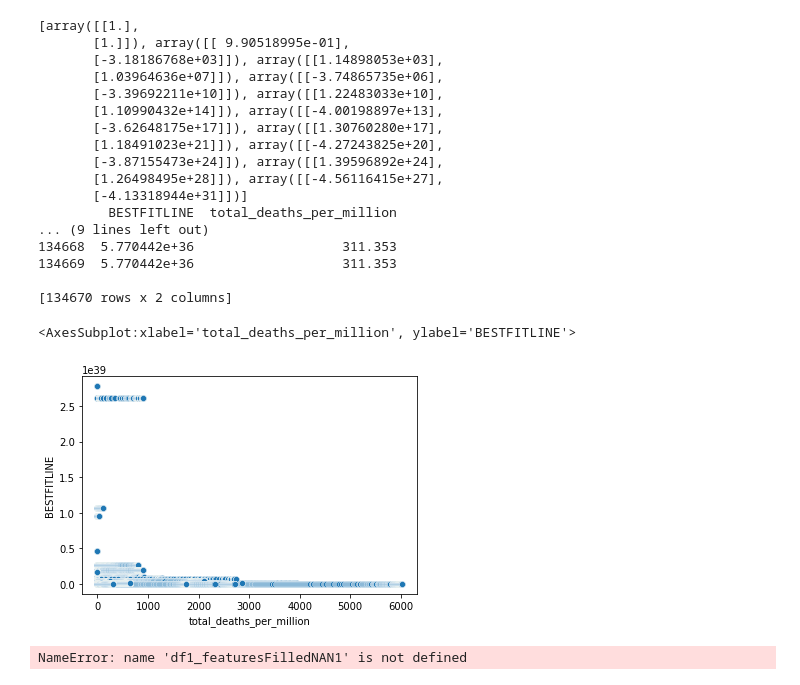
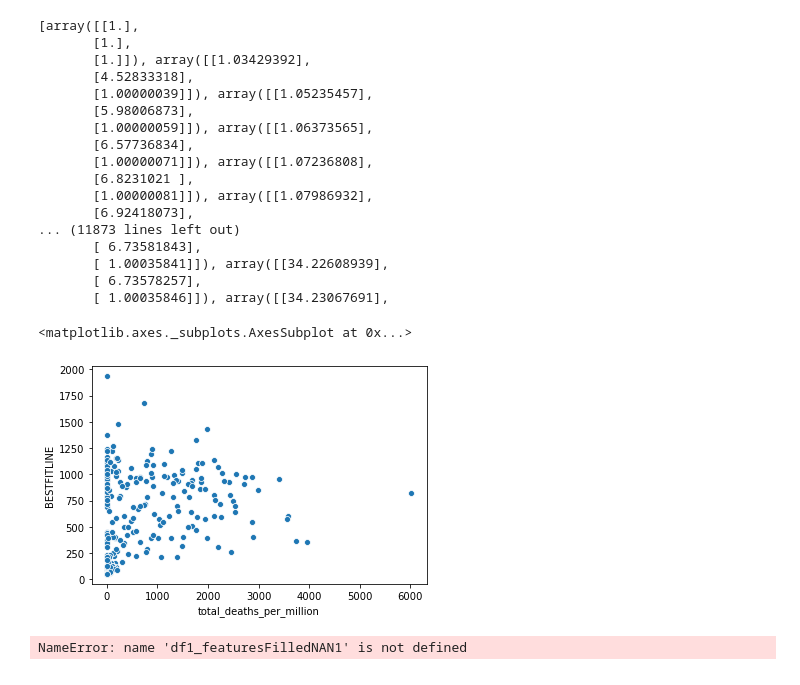
Before and after one commit to YongZhengYew/DDW_Project2D, a Jupyter notebook: app/Task1/data/owid.ipynb, the cells around one changed output. Drawn from its saved outputs; the diff is of its cells as text; code cells hidden in the pictures.

```diff
--- a/app/Task1/data/owid.ipynb
+++ b/app/Task1/data/owid.ipynb
@@ -78,2 +82,18 @@ class PlainPlot:
             xlabel=xName
         )
+# %%
+pd.reset_option("display.max_rows")
+#total_deaths_per_million
+#columnsOfInterest = ["total_deaths_per_million", "total_vaccinations_per_hundred"]
+
+columnsOfInterest = ['location', 'date', "new_deaths",
+                     'population_density', 'gdp_per_capita', 'hospital_beds_per_thousand',
+                     'life_expectancy', 'human_development_index', 'total_vaccinations_per_hundred']
+
+rw = df1.loc[df1["location"] == "Rwanda"]
+
+df1_interest = rw.loc[:, columnsOfInterest]
+
+
+q = PlainPlot(df1_interest, "new_deaths")
+q.plotAllGraphs()
@@ -175,7 +201,7 @@ class LinearRegression:
                 self.y = np.apply_along_axis(func, 0, self.y)
             elif columnName in self.xNames:
                 index = self.xNames.index(columnName)+1 # weird +1 because of initial column of rows
-                self.xs = np.insert(self.xs, index+1, np.apply_along_axis(func, 0, self.xs[:, index]), axis = 1)
+                self.xs = np.insert(self.xs, index+1, np.apply_along_axis(np.vectorize(func), 0, self.xs[:, index]), axis = 1)
                 self.initBs()
             else:
                 raise ValueError("Column name unrecognized!")
@@ -191,6 +217,7 @@ class LinearRegression:
         def compute_cost():
             yHat = np.matmul(self.xs, self.bs)
             m = self.y.shape[0]
+            #print(yHat, m)
             cost = (1/(2*m)) * sum(
                 np.matmul(
                     (yHat-self.y).transpose(),
@@ -235,45 +262,52 @@ class LinearRegression:
         )
         return res
 # %%
-columnsOfInterest = ['total_deaths_per_million', 'population_density']
+columnsOfInterest = ['total_deaths_per_million', 'total_vaccinations_per_hundred']
+
+"""sns.scatterplot(
+    y=resMerged["total_deaths_per_million"],
+    x=resMerged["population_density"]
+)"""
 
 featureColumns = [column for column in columnsOfInterest if column != "total_deaths_per_million"]
-af = df1.loc[df1["location"] == "Afghanistan"]
-df1_interest = df1.loc[:, columnsOfInterest]
+#af = df1.loc[df1["location"] == "Afghanistan"]
+df1_interest = resMerged.loc[:, columnsOfInterest]
 
-rgs = LinearRegression("test", resMerged, "total_deaths_per_million", featureColumns, 0.001, 10, {
-
+import statistics
+nd = statistics.NormalDist(mu=10000, sigma=5000)
+rgs = LinearRegression("test", df1_interest, "total_deaths_per_million", featureColumns, 0.0001, 10000, {
+    "total_vaccinations_per_hundred": lambda x:nd.pdf(x)
 })
 rgs.performRegression()
 df_BFL = rgs.getJoinedDF()
 print(rgs.bsHistory)
 print(df_BFL[["BESTFITLINE", "total_deaths_per_million"]])
 
 sns.scatterplot(
     data=df_BFL,
     y="BESTFITLINE",
     x="total_deaths_per_million"
 )
 # %% [output]
 [array([[1.],
-       [1.]]), array([[ 9.90518995e-01],
-       [-3.18186768e+03]]), array([[1.14898053e+03],
-       [1.03964636e+07]]), array([[-3.74865735e+06],
-       [-3.39692211e+10]]), array([[1.22483033e+10],
-       [1.10990432e+14]]), array([[-4.00198897e+13],
-       [-3.62648175e+17]]), array([[1.30760280e+17],
-       [1.18491023e+21]]), array([[-4.27243825e+20],
-       [-3.87155473e+24]]), array([[1.39596892e+24],
-       [1.26498495e+28]]), array([[-4.56116415e+27],
-       [-4.13318944e+31]])]
-         BESTFITLINE  total_deaths_per_million
-... (9 lines left out)
-134668  5.770442e+36                   311.353
-134669  5.770442e+36                   311.353
-
-[134670 rows x 2 columns]
+       [1.],
+       [1.]]), array([[1.03429392],
+       [4.52833318],
+       [1.00000039]]), array([[1.05235457],
+       [5.98006873],
+       [1.00000059]]), array([[1.06373565],
+       [6.57736834],
+       [1.00000071]]), array([[1.07236808],
+       [6.8231021 ],
+       [1.00000081]]), array([[1.07986932],
+       [6.92418073],
+... (11873 lines left out)
+       [ 6.73581843],
+       [ 1.00035841]]), array([[34.22608939],
+       [ 6.73578257],
+       [ 1.00035846]]), array([[34.23067691],
-<AxesSubplot:xlabel='total_deaths_per_million', ylabel='BESTFITLINE'>
+<matplotlib.axes._subplots.AxesSubplot at 0x...>
-[figure, old version]
+[figure, new version]
 # %%
 pd.concat((df1_featuresFilledNAN1, df1_featuresFilledNAN2)).drop_duplicates(keep=False)
 # %% [output]
```
Also changed, not shown: parts of 5 cells of this notebook, 1 other file.
